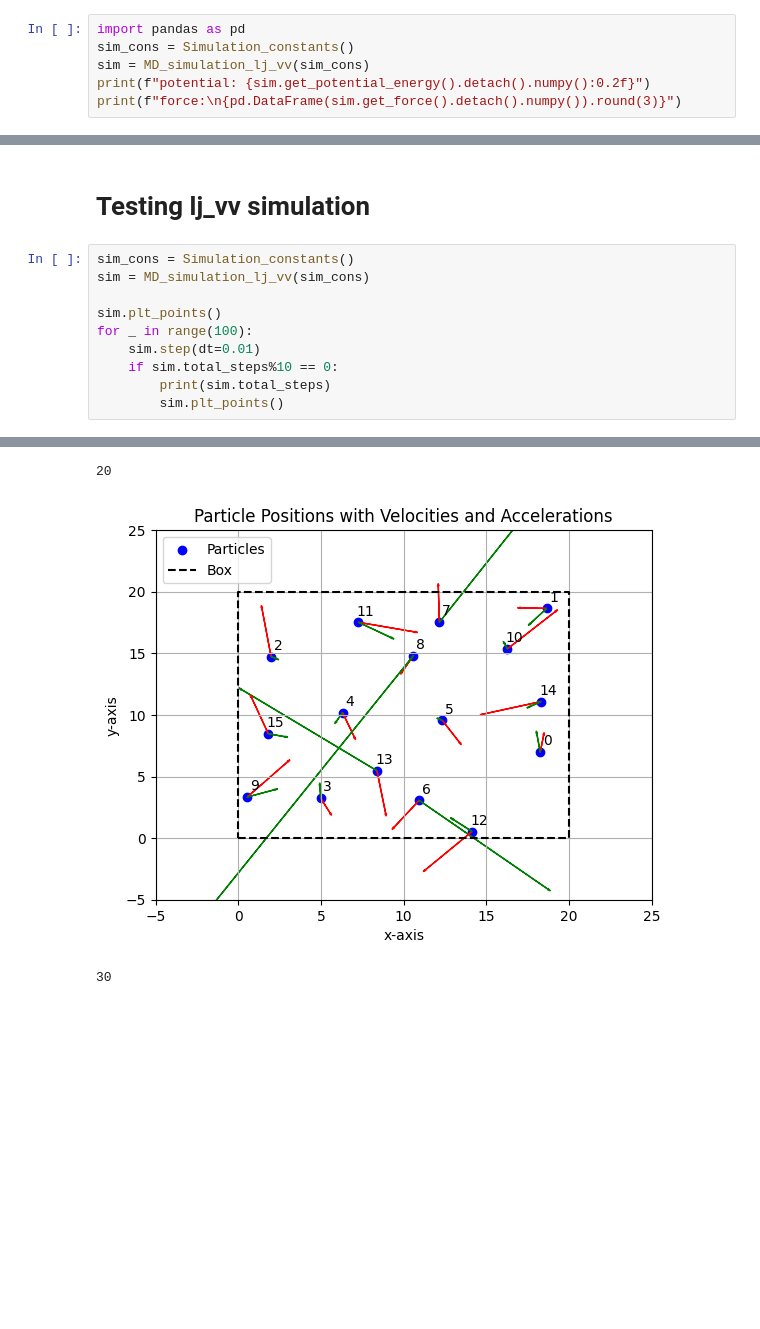
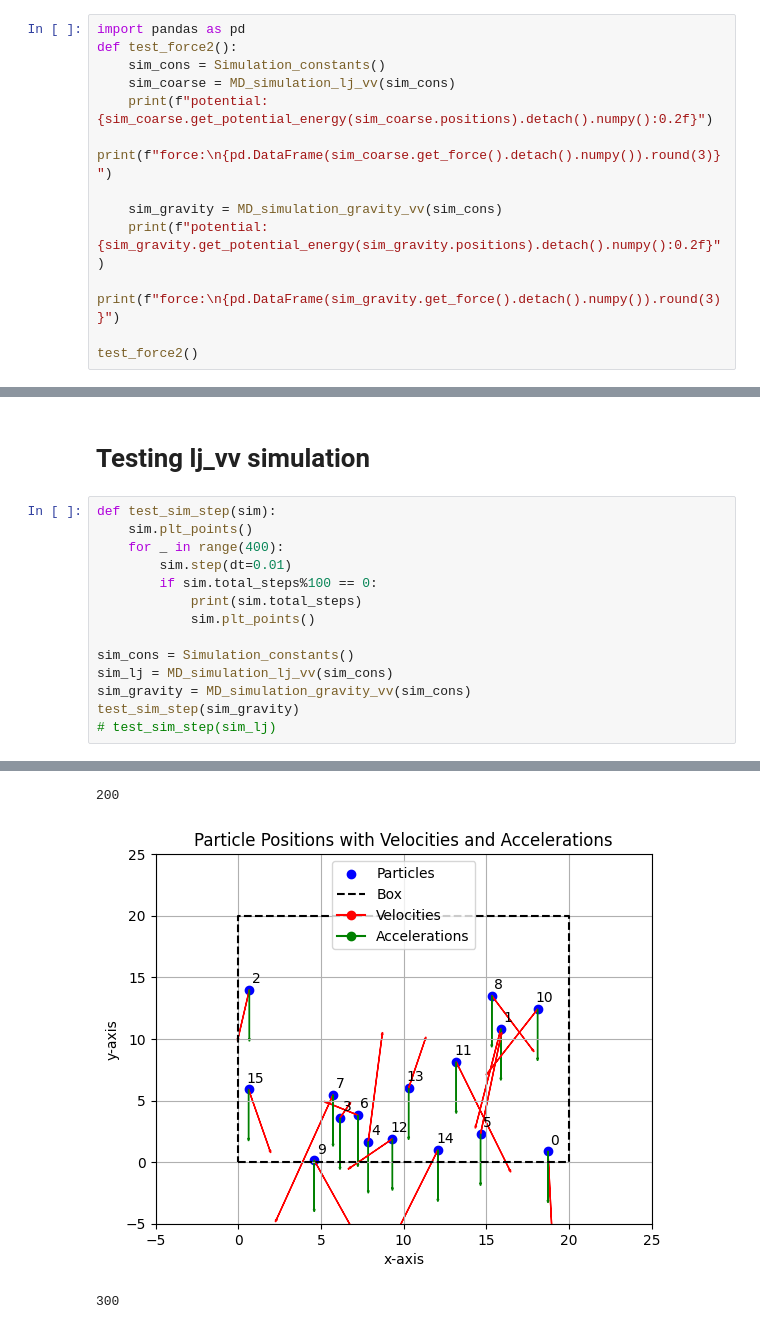
Before and after one commit to ISIPINK/MD_code_test, a Jupyter notebook: MD_program.ipynb, the cells around one changed output, grey strips where cells are left out. Saved outputs shown, nothing was run; the diff lists cells and outputs as text; blank space fills up the shorter version.

```diff
--- a/MD_program.ipynb
+++ b/MD_program.ipynb
@@ -282,7 +321,14 @@ distances:
 # %%
 import pandas as pd
-sim_cons = Simulation_constants()
-sim = MD_simulation_lj_vv(sim_cons)
-print(f"potential: {sim.get_potential_energy().detach().numpy():0.2f}")
-print(f"force:\n{pd.DataFrame(sim.get_force().detach().numpy()).round(3)}")
+def test_force2():
+    sim_cons = Simulation_constants()
+    sim_coarse = MD_simulation_lj_vv(sim_cons)
+    print(f"potential: {sim_coarse.get_potential_energy(sim_coarse.positions).detach().numpy():0.2f}")
+    print(f"force:\n{pd.DataFrame(sim_coarse.get_force().detach().numpy()).round(3)}")
+
+    sim_gravity = MD_simulation_gravity_vv(sim_cons)
+    print(f"potential: {sim_gravity.get_potential_energy(sim_gravity.positions).detach().numpy():0.2f}")
+    print(f"force:\n{pd.DataFrame(sim_gravity.get_force().detach().numpy()).round(3)}")
+
+test_force2()
 # %% [output]
@@ -308,13 +352,17 @@ force:
 # %% [markdown]
 # Testing lj_vv simulation
 # %%
+def test_sim_step(sim):
+    sim.plt_points()
+    for _ in range(400):
+        sim.step(dt=0.01)
+        if sim.total_steps%100 == 0:
+            print(sim.total_steps)
+            sim.plt_points()
+
 sim_cons = Simulation_constants()
-sim = MD_simulation_lj_vv(sim_cons)
-
-sim.plt_points()
-for _ in range(100):
-    sim.step(dt=0.01)
-    if sim.total_steps%10 == 0:
-        print(sim.total_steps)
-        sim.plt_points()
+sim_lj = MD_simulation_lj_vv(sim_cons)
+sim_gravity = MD_simulation_gravity_vv(sim_cons)
+test_sim_step(sim_gravity)
+# test_sim_step(sim_lj)
 # %% [output]
@@ -324,3 +372,3 @@ for _ in range(100):
-20
+200
-[figure, old version]
+[figure, new version]
-30
+300
```
Also changed, not shown: parts of 9 cells of this notebook, 2 other files.
